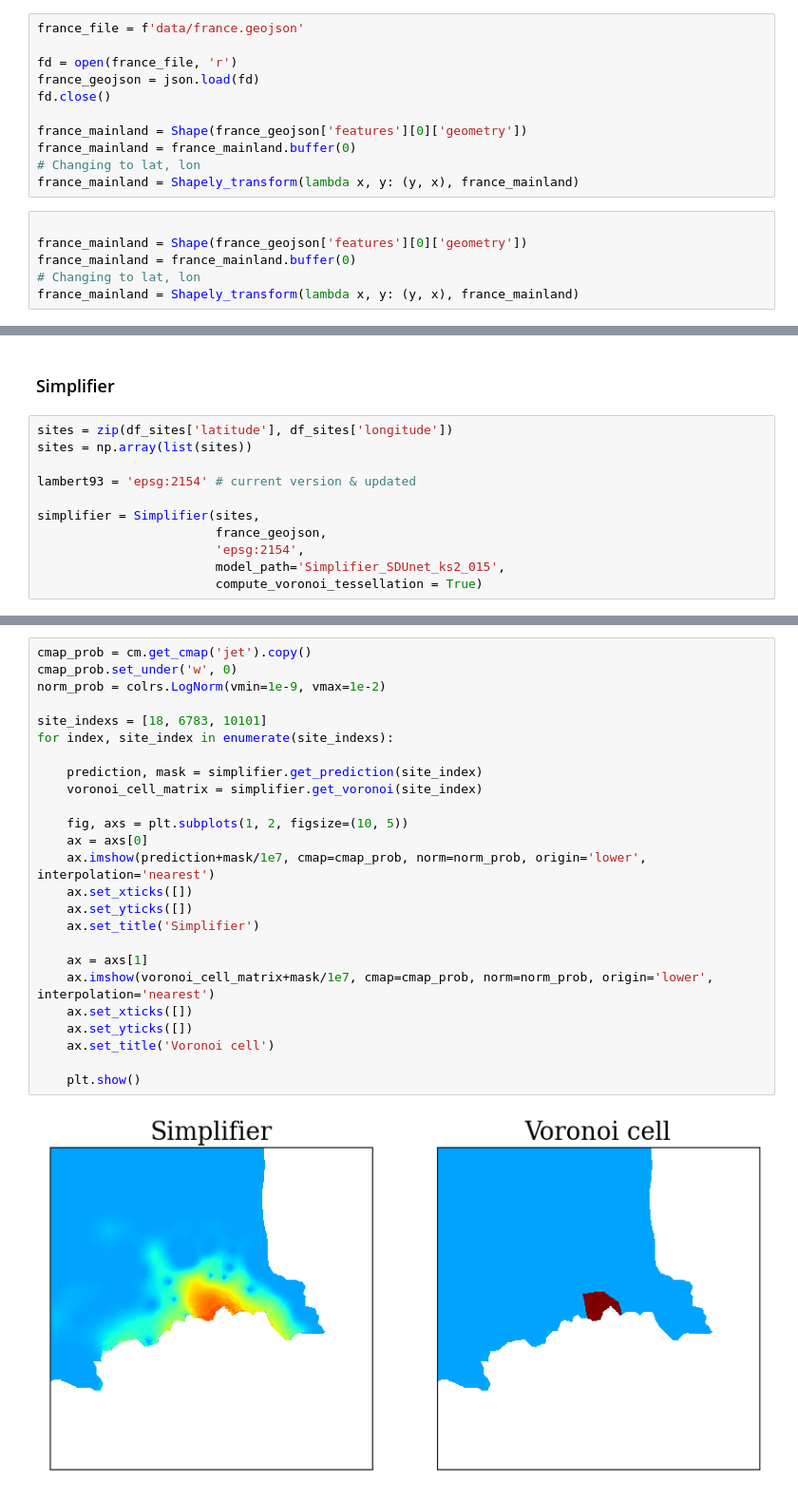
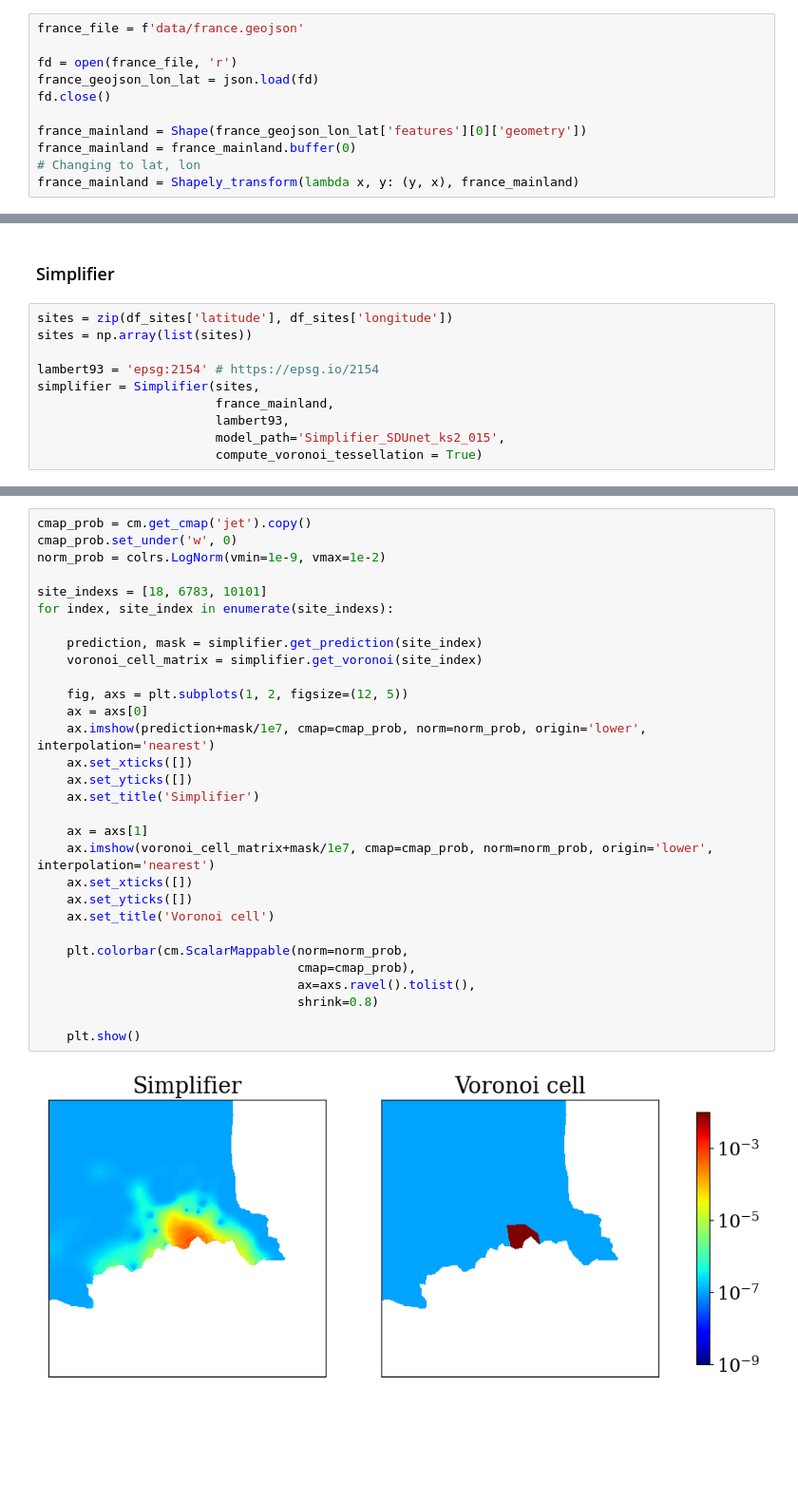
Before and after one commit to nds-group/simplifier, a Jupyter notebook: How_to.ipynb, the cells around one changed output, grey strips where cells are left out. Shown at 95% size. Drawn from its saved outputs; the diff is of its cells as text; blank space fills up the shorter version.

```diff
--- a/How_to.ipynb
+++ b/How_to.ipynb
@@ -43,19 +46,13 @@ def get_map(location=[46.2276, 2.2137], zoom_start=6):
 france_file = f'data/france.geojson'
 
 fd = open(france_file, 'r')
-france_geojson = json.load(fd)
+france_geojson_lon_lat = json.load(fd)
 fd.close()
 
-france_mainland = Shape(france_geojson['features'][0]['geometry'])
+france_mainland = Shape(france_geojson_lon_lat['features'][0]['geometry'])
 france_mainland = france_mainland.buffer(0)
 # Changing to lat, lon
 france_mainland = Shapely_transform(lambda x, y: (y, x), france_mainland)
-# %%
-
-france_mainland = Shape(france_geojson['features'][0]['geometry'])
-france_mainland = france_mainland.buffer(0)
-# Changing to lat, lon
-france_mainland = Shapely_transform(lambda x, y: (y, x), france_mainland)
 # %%
 m = get_map()
 
@@ -182,11 +187,10 @@ plt.show()
 sites = zip(df_sites['latitude'], df_sites['longitude'])
 sites = np.array(list(sites))
 
-lambert93 = 'epsg:2154' # current version & updated
-
+lambert93 = 'epsg:2154' # https://epsg.io/2154
 simplifier = Simplifier(sites,
-                        france_geojson,
-                        'epsg:2154',
+                        france_mainland,
+                        lambert93,
                         model_path='Simplifier_SDUnet_ks2_015',
                         compute_voronoi_tessellation = True)
 # %% [output]
@@ -198,27 +202,32 @@ To enable them in other operations, rebuild TensorFlow with the appropriate comp
 # %%
 cmap_prob = cm.get_cmap('jet').copy()
 cmap_prob.set_under('w', 0)
 norm_prob = colrs.LogNorm(vmin=1e-9, vmax=1e-2)
 
 site_indexs = [18, 6783, 10101]
 for index, site_index in enumerate(site_indexs):
 
     prediction, mask = simplifier.get_prediction(site_index)
     voronoi_cell_matrix = simplifier.get_voronoi(site_index)
 
-    fig, axs = plt.subplots(1, 2, figsize=(10, 5))
+    fig, axs = plt.subplots(1, 2, figsize=(12, 5))
     ax = axs[0]
     ax.imshow(prediction+mask/1e7, cmap=cmap_prob, norm=norm_prob, origin='lower', interpolation='nearest')
     ax.set_xticks([])
     ax.set_yticks([])
     ax.set_title('Simplifier')
 
     ax = axs[1]
     ax.imshow(voronoi_cell_matrix+mask/1e7, cmap=cmap_prob, norm=norm_prob, origin='lower', interpolation='nearest')
     ax.set_xticks([])
     ax.set_yticks([])
     ax.set_title('Voronoi cell')
 
+    plt.colorbar(cm.ScalarMappable(norm=norm_prob,
+                                   cmap=cmap_prob),
+                                   ax=axs.ravel().tolist(),
+                                   shrink=0.8)
+
     plt.show()
 # %% [output]
-[figure, old version]
+[figure, new version]
```
Also changed, not shown: parts of 4 cells of this notebook, 2 other files.
